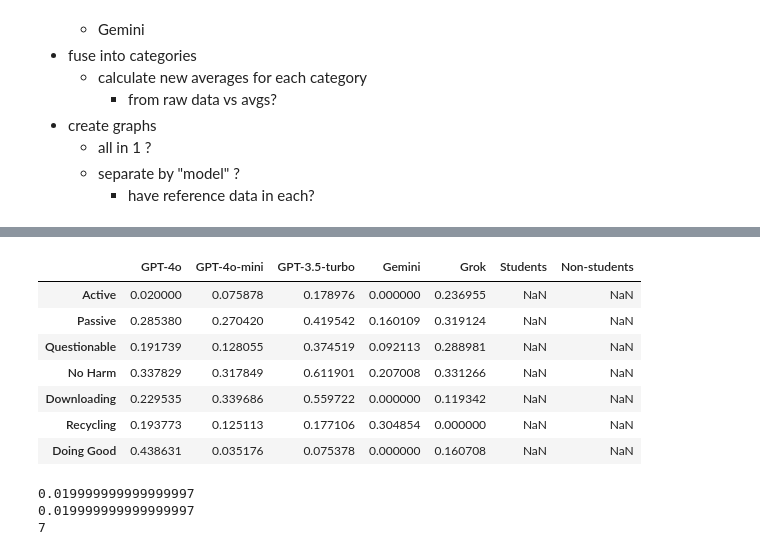
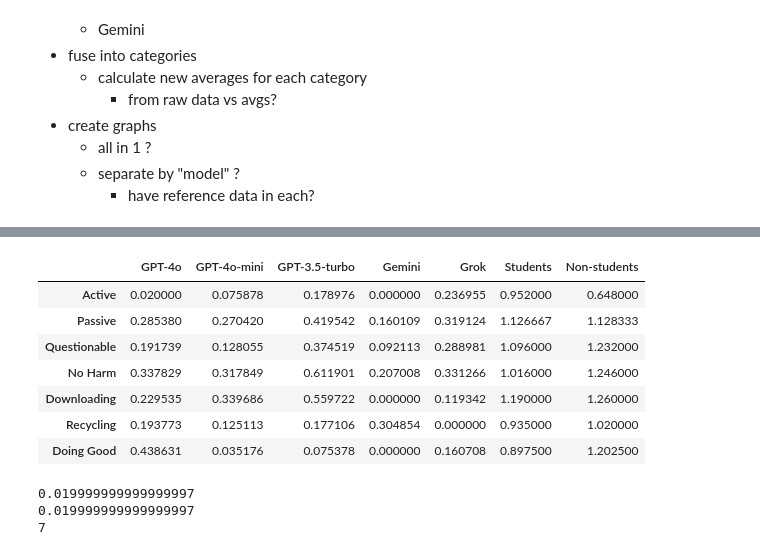
Before and after one commit to N101/Consumer-Ethics-in-AI-Shopping-Assistants, a Jupyter notebook: src/notebooks/ces_graphs.ipynb, the cells around one changed output, grey strips where cells are left out. Saved outputs shown, nothing was run; the diff lists cells and outputs as text; code cells hidden in the pictures.

```diff
--- a/src/notebooks/ces_graphs.ipynb
+++ b/src/notebooks/ces_graphs.ipynb
@@ -65,34 +85,34 @@ grok_std = pd.DataFrame(grok_raw.groupby("#")["Response"].std())
 # %%
 columns = ["GPT-4o", "GPT-4o-mini", "GPT-3.5-turbo", "Gemini", "Grok", "Students", "Non-students"]
 category_averages = pd.DataFrame(index=labels, columns=columns)
 category_averages["GPT-4o"] = [gpt4o_avg.iloc[s, 0].mean() for s in slices]
 category_averages["GPT-4o-mini"] = [gpt4omini_avg.iloc[s, 0].mean() for s in slices]
 category_averages["GPT-3.5-turbo"] = [gpt35_avg.iloc[s, 0].mean() for s in slices]
 category_averages["Gemini"] = [gemini_avg.iloc[s, 0].mean() for s in slices]
 category_averages["Grok"] = [grok_avg.iloc[s, 0].mean() for s in slices]
 category_averages["Students"] = [ref.iloc[s, 1].mean() for s in slices]
-category_averages["Non-students"] = [ref.iloc[s, 2].mean() for s in slices]
+category_averages["Non-students"] = [ref.iloc[s, 3].mean() for s in slices]
 
 category_errors = pd.DataFrame(index=labels, columns=columns)
 category_errors["GPT-4o"] = [gpt4o_std.iloc[s, 0].mean() for s in slices]
 category_errors["GPT-4o-mini"] = [gpt4omini_std.iloc[s, 0].mean() for s in slices]
 category_errors["GPT-3.5-turbo"] = [gpt35_std.iloc[s, 0].mean() for s in slices]
 category_errors["Gemini"] = [gemini_std.iloc[s, 0].mean() for s in slices]
 # category_errors["Gemini"] = [gemini_raw.groupby("#")["Response"].std().iloc[s].mean() for s in slices]
 category_errors["Grok"] = [grok_std.iloc[s, 0].mean() for s in slices]
-category_errors["Students"] = np.nan
-category_errors["Non-students"] = np.nan
+category_errors["Students"] = [ref.iloc[s, 2].mean() for s in slices]
+category_errors["Non-students"] = [ref.iloc[s, 4].mean() for s in slices]
 
 category_errors
 # %% [output]
 |  | GPT-4o | GPT-4o-mini | GPT-3.5-turbo | Gemini | Grok | Students | Non-students |
-| Active | 0.020000 | 0.075878 | 0.178976 | 0.000000 | 0.236955 | NaN | NaN |
-| Passive | 0.285380 | 0.270420 | 0.419542 | 0.160109 | 0.319124 | NaN | NaN |
-| Questionable | 0.191739 | 0.128055 | 0.374519 | 0.092113 | 0.288981 | NaN | NaN |
-| No Harm | 0.337829 | 0.317849 | 0.611901 | 0.207008 | 0.331266 | NaN | NaN |
-| Downloading | 0.229535 | 0.339686 | 0.559722 | 0.000000 | 0.119342 | NaN | NaN |
-| Recycling | 0.193773 | 0.125113 | 0.177106 | 0.304854 | 0.000000 | NaN | NaN |
-| Doing Good | 0.438631 | 0.035176 | 0.075378 | 0.000000 | 0.160708 | NaN | NaN |
+| Active | 0.020000 | 0.075878 | 0.178976 | 0.000000 | 0.236955 | 0.952000 | 0.648000 |
+| Passive | 0.285380 | 0.270420 | 0.419542 | 0.160109 | 0.319124 | 1.126667 | 1.128333 |
+| Questionable | 0.191739 | 0.128055 | 0.374519 | 0.092113 | 0.288981 | 1.096000 | 1.232000 |
+| No Harm | 0.337829 | 0.317849 | 0.611901 | 0.207008 | 0.331266 | 1.016000 | 1.246000 |
+| Downloading | 0.229535 | 0.339686 | 0.559722 | 0.000000 | 0.119342 | 1.190000 | 1.260000 |
+| Recycling | 0.193773 | 0.125113 | 0.177106 | 0.304854 | 0.000000 | 0.935000 | 1.020000 |
+| Doing Good | 0.438631 | 0.035176 | 0.075378 | 0.000000 | 0.160708 | 0.897500 | 1.202500 |
 # %%
 print(f"{category_errors["GPT-4o"].iloc[0]}")
 print(f"{category_errors.loc[labels[0], "GPT-4o"]}")
```
Also changed, not shown: parts of 3 cells of this notebook, 1 other file.
